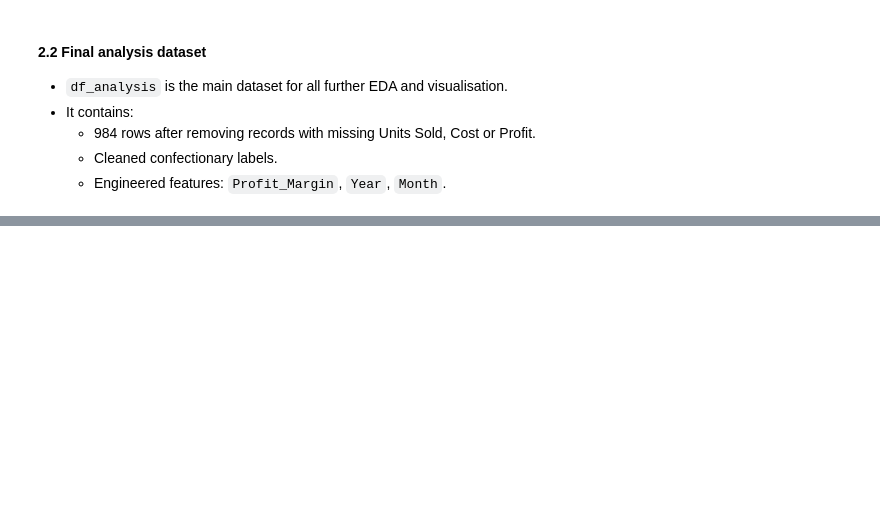
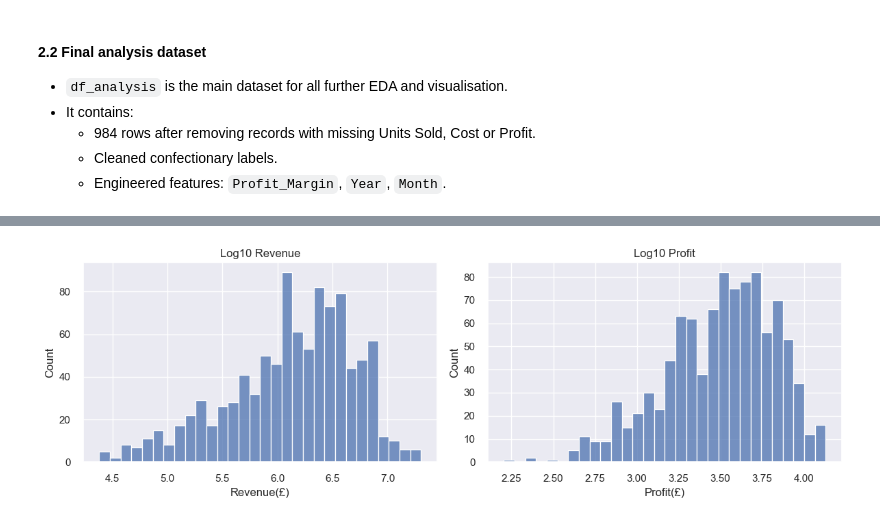
Before and after one commit to OmerTDK/confectionary-data-viz, a Jupyter notebook: main.ipynb, the cells around one changed output, grey strips where cells are left out. Saved outputs shown, nothing was run; the diff lists cells and outputs as text; code cells hidden in the pictures; blank space fills up the shorter version.

```diff
--- a/main.ipynb
+++ b/main.ipynb
@@ -336,0 +427,13 @@ df_analysis shape: (984, 10)
+# %%
+fig, axes = plt.subplots(1, 2, figsize=(12, 4))
+
+sns.histplot(np.log10(df_analysis["Revenue(£)"]), bins=30, ax=axes[0])
+axes[0].set_title("Log10 Revenue")
+
+sns.histplot(np.log10(df_analysis["Profit(£)"]), bins=30, ax=axes[1])
+axes[1].set_title("Log10 Profit")
+
+plt.tight_layout()
+plt.show()
+# %% [output]
+[figure, added]
```
Also changed, not shown: parts of 7 cells of this notebook.
